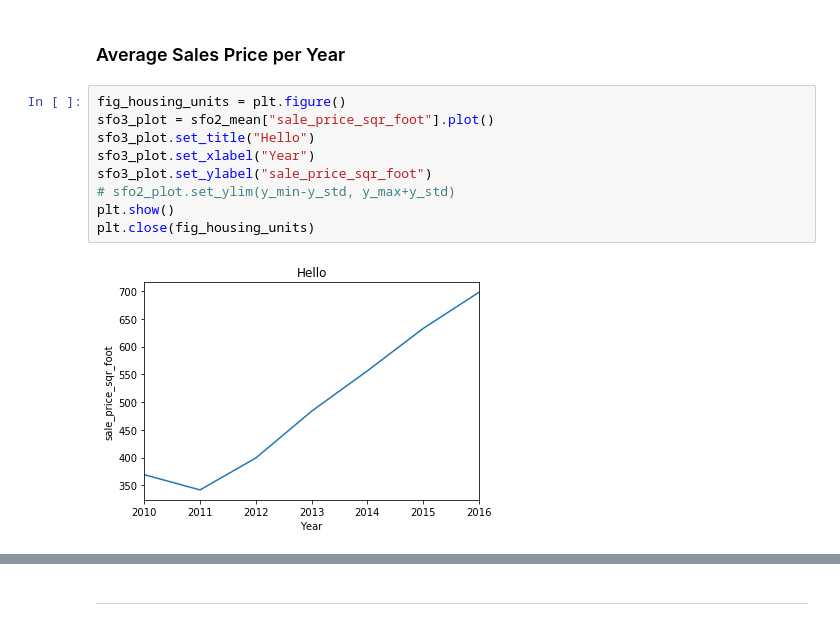
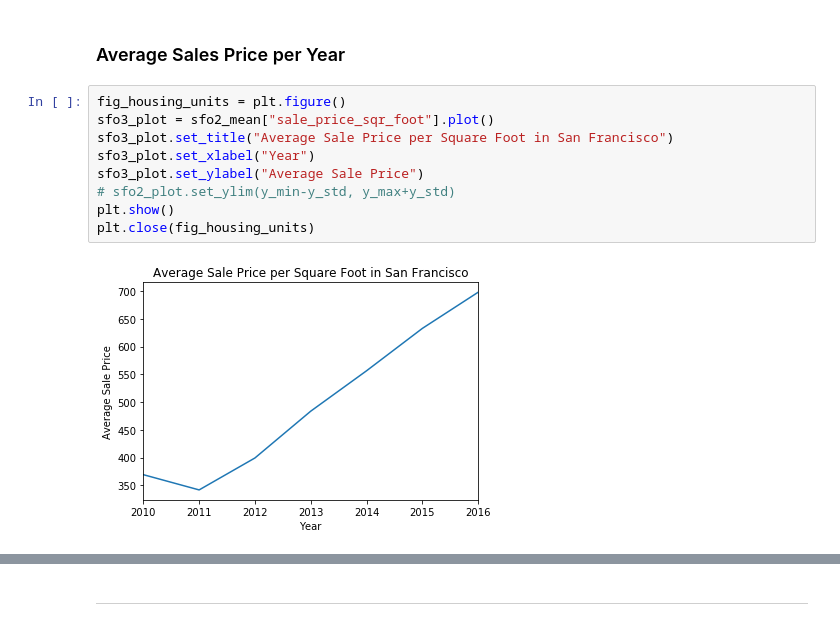
Before and after one commit to tfry-coder/Unit-6-PyViz-homework, a Jupyter notebook: Pyviz.ipynb, the cells around one changed output, grey strips where cells are left out. Saved outputs shown, nothing was run; the diff lists cells and outputs as text.

```diff
--- a/Pyviz.ipynb
+++ b/Pyviz.ipynb
@@ -141,11 +105,11 @@ plt.close(fig_housing_units)
 # %%
 fig_housing_units = plt.figure()
 sfo3_plot = sfo2_mean["sale_price_sqr_foot"].plot()
-sfo3_plot.set_title("Hello")
+sfo3_plot.set_title("Average Sale Price per Square Foot in San Francisco")
 sfo3_plot.set_xlabel("Year")
-sfo3_plot.set_ylabel("sale_price_sqr_foot")
+sfo3_plot.set_ylabel("Average Sale Price")
 # sfo2_plot.set_ylim(y_min-y_std, y_max+y_std)
 plt.show()
 plt.close(fig_housing_units)
 # %% [output]
-[figure, old version]
+[figure, new version]
```
Also changed, not shown: parts of 28 cells of this notebook.
